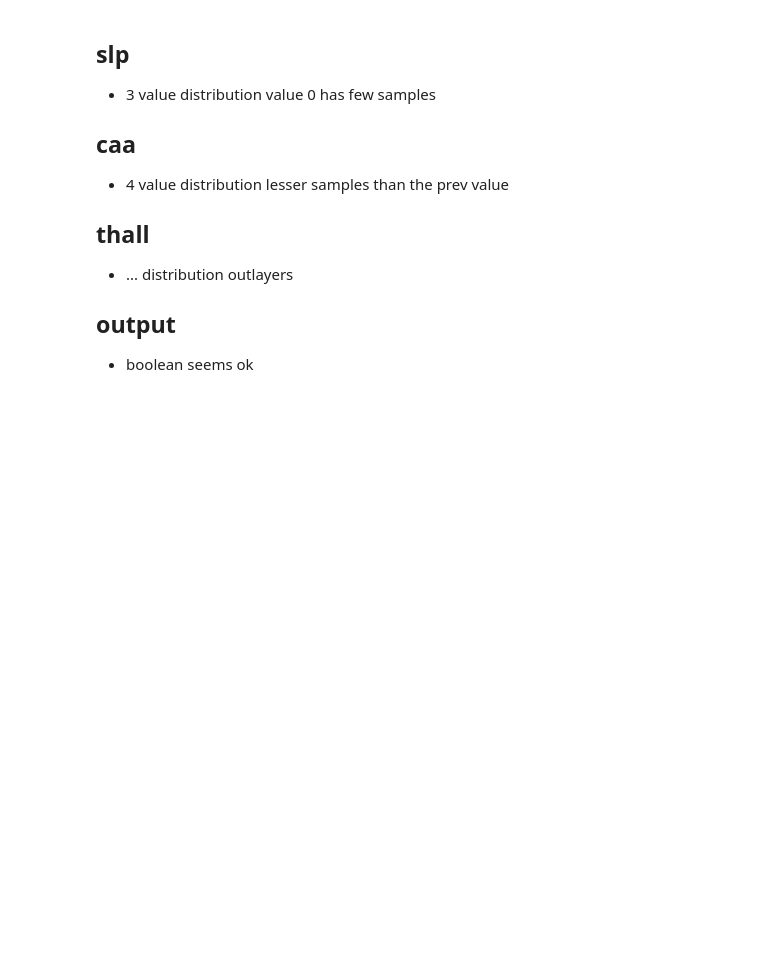
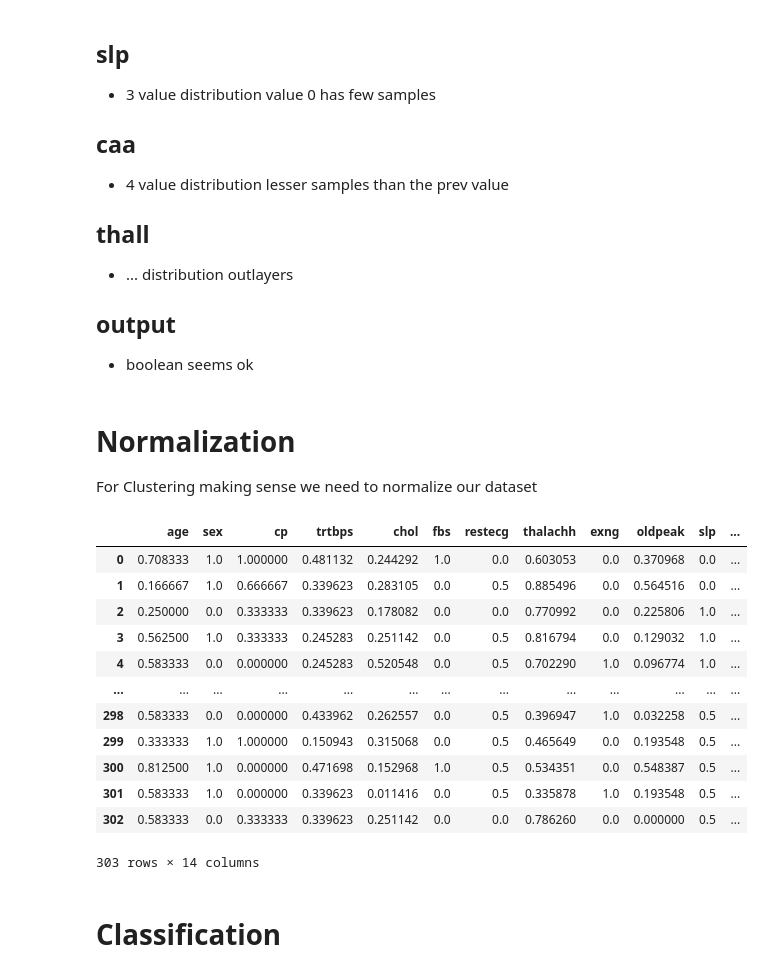
Before and after one commit to TimeLegend35/ml_group4_heart_attack, a Jupyter notebook: lean.ipynb, the cells around one changed output. Saved outputs shown, nothing was run; the diff lists cells and outputs as text; code cells hidden in the pictures; blank space fills up the shorter version.

```diff
--- a/lean.ipynb
+++ b/lean.ipynb
@@ -118,3 +118,34 @@ outlayers
 ## output
 - boolean
 seems ok
+# %% [markdown]
+# Normalization
+For Clustering making sense we need to normalize our dataset
+# %%
+# normalization of dataset
+data_norm = pd.DataFrame()
+
+for column in data.columns:
+    # parameters needed
+    c_min = min(data[column])
+    c_max = max(data[column])
+
+    data_norm[column] = data[column].apply(lambda x: (x - c_min) / (c_max -c_min))
+
+display(data_norm)
+# %% [output]
+|  | age | sex | cp | trtbps | chol | fbs | restecg | thalachh | exng | oldpeak | slp | ... |
+| 0 | 0.708333 | 1.0 | 1.000000 | 0.481132 | 0.244292 | 1.0 | 0.0 | 0.603053 | 0.0 | 0.370968 | 0.0 | ... |
+| 1 | 0.166667 | 1.0 | 0.666667 | 0.339623 | 0.283105 | 0.0 | 0.5 | 0.885496 | 0.0 | 0.564516 | 0.0 | ... |
+| 2 | 0.250000 | 0.0 | 0.333333 | 0.339623 | 0.178082 | 0.0 | 0.0 | 0.770992 | 0.0 | 0.225806 | 1.0 | ... |
+| 3 | 0.562500 | 1.0 | 0.333333 | 0.245283 | 0.251142 | 0.0 | 0.5 | 0.816794 | 0.0 | 0.129032 | 1.0 | ... |
+| 4 | 0.583333 | 0.0 | 0.000000 | 0.245283 | 0.520548 | 0.0 | 0.5 | 0.702290 | 1.0 | 0.096774 | 1.0 | ... |
+| ... | ... | ... | ... | ... | ... | ... | ... | ... | ... | ... | ... | ... |
+| 298 | 0.583333 | 0.0 | 0.000000 | 0.433962 | 0.262557 | 0.0 | 0.5 | 0.396947 | 1.0 | 0.032258 | 0.5 | ... |
+| 299 | 0.333333 | 1.0 | 1.000000 | 0.150943 | 0.315068 | 0.0 | 0.5 | 0.465649 | 0.0 | 0.193548 | 0.5 | ... |
+| 300 | 0.812500 | 1.0 | 0.000000 | 0.471698 | 0.152968 | 1.0 | 0.5 | 0.534351 | 0.0 | 0.548387 | 0.5 | ... |
+| 301 | 0.583333 | 1.0 | 0.000000 | 0.339623 | 0.011416 | 0.0 | 0.5 | 0.335878 | 1.0 | 0.193548 | 0.5 | ... |
+| 302 | 0.583333 | 0.0 | 0.333333 | 0.339623 | 0.251142 | 0.0 | 0.0 | 0.786260 | 0.0 | 0.000000 | 0.5 | ... |
+303 rows × 14 columns
+# %% [markdown]
+# Classification
```
